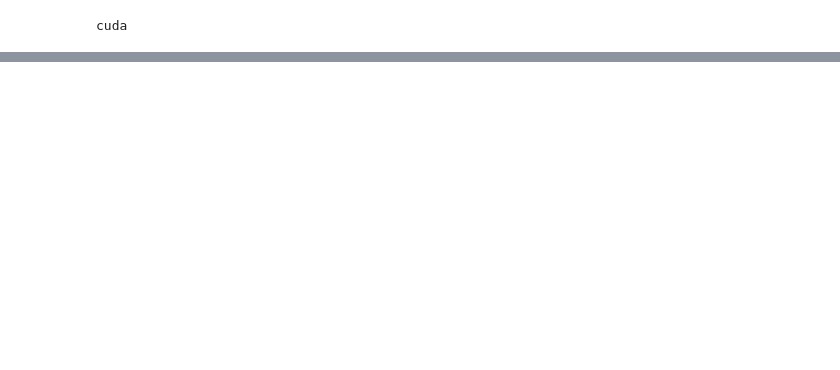
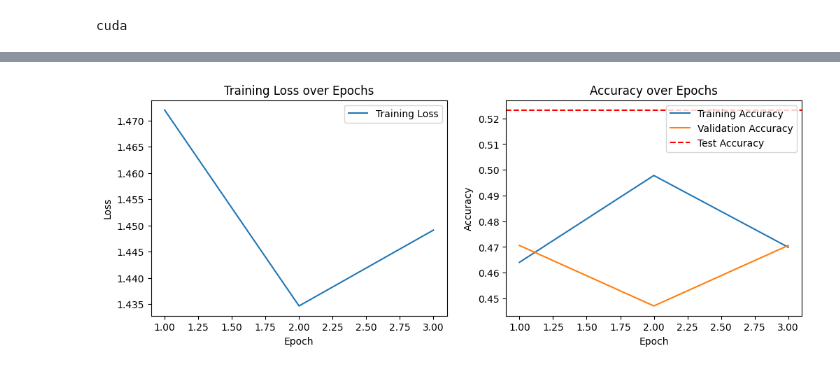
Before and after one commit to nikhilshah6/baseballprediction, a Jupyter notebook: pitch_classifier/loader.ipynb, the cells around one changed output, grey strips where cells are left out. Drawn from its saved outputs; the diff is of its cells as text; code cells hidden in the pictures; blank space fills up the shorter version.

```diff
--- a/pitch_classifier/loader.ipynb
+++ b/pitch_classifier/loader.ipynb
@@ -236,7 +236,7 @@ Found 852 video files in avi_files_for_loader/
 # %%
 from torch.utils.data import DataLoader
 
-batch_size = 2
+batch_size = 3
 train_loader = DataLoader(train_dataset, batch_size=batch_size, shuffle=True, collate_fn=custom_collate_fn, num_workers=2)
 val_loader = DataLoader(val_dataset, batch_size=batch_size, shuffle=False, collate_fn=custom_collate_fn)
 test_loader = DataLoader(test_dataset, batch_size=batch_size, shuffle=False, collate_fn=custom_collate_fn)
@@ -324,0 +403,27 @@ Validation Accuracy: 0.4941
+# %%
+import matplotlib.pyplot as plt
+
+epochs_range = range(1, num_epochs+1)
+plt.figure(figsize=(12, 4))
+
+# Plot Training Loss
+plt.subplot(1, 2, 1)
+plt.plot(epochs_range, train_losses, label='Training Loss')
+plt.xlabel('Epoch')
+plt.ylabel('Loss')
+plt.title('Training Loss over Epochs')
+plt.legend()
+
+# Plot Training and Validation Accuracy
+plt.subplot(1, 2, 2)
+plt.plot(epochs_range, train_accuracies, label='Training Accuracy')
+plt.plot(epochs_range, val_accuracies, label='Validation Accuracy')
+plt.axhline(y=test_accuracy, color='r', linestyle='--', label='Test Accuracy')
+plt.xlabel('Epoch')
+plt.ylabel('Accuracy')
+plt.title('Accuracy over Epochs')
+plt.legend()
+
+plt.show()
+# %% [output]
+[figure, added]
```
Also changed, not shown: parts of 8 cells of this notebook, 2 other files.
